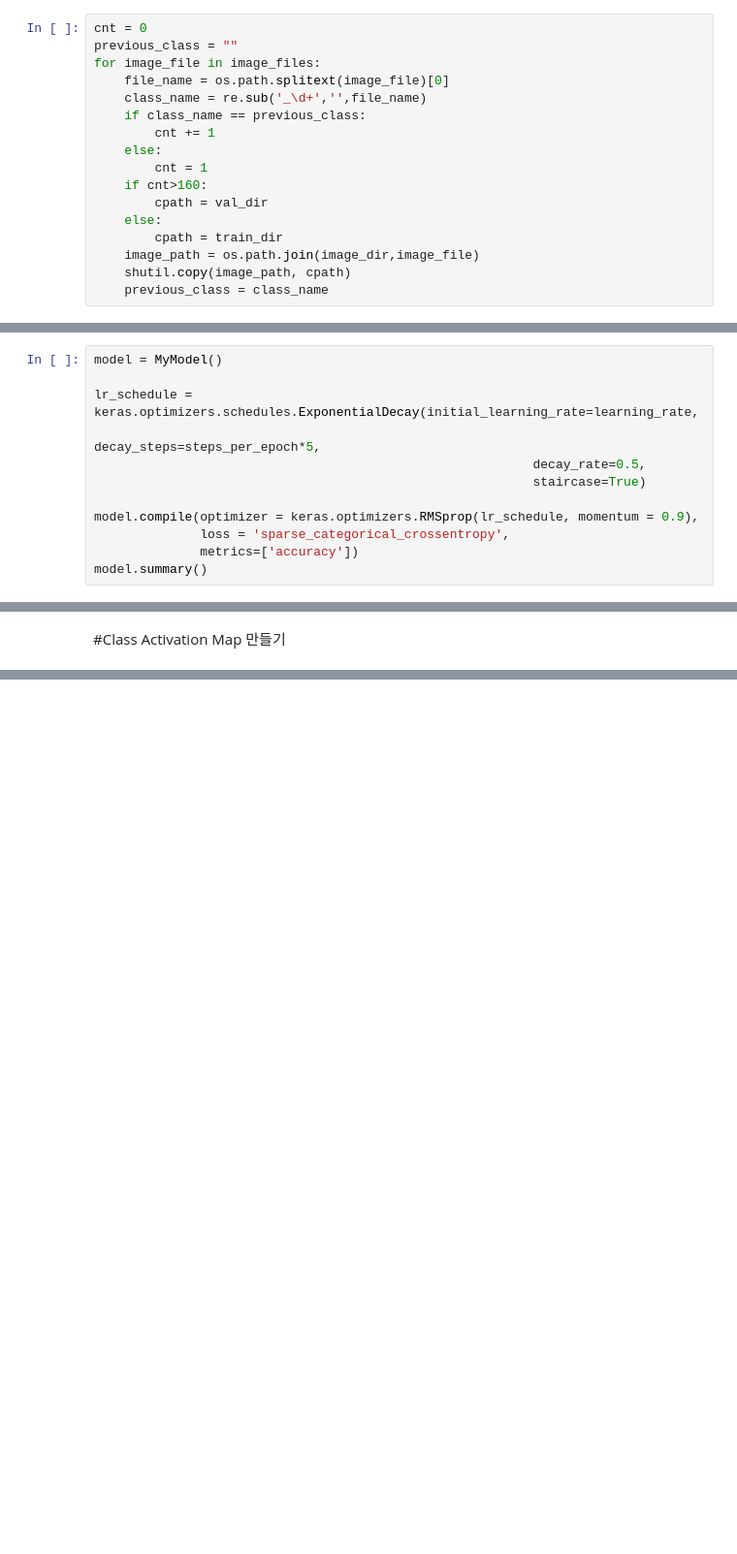
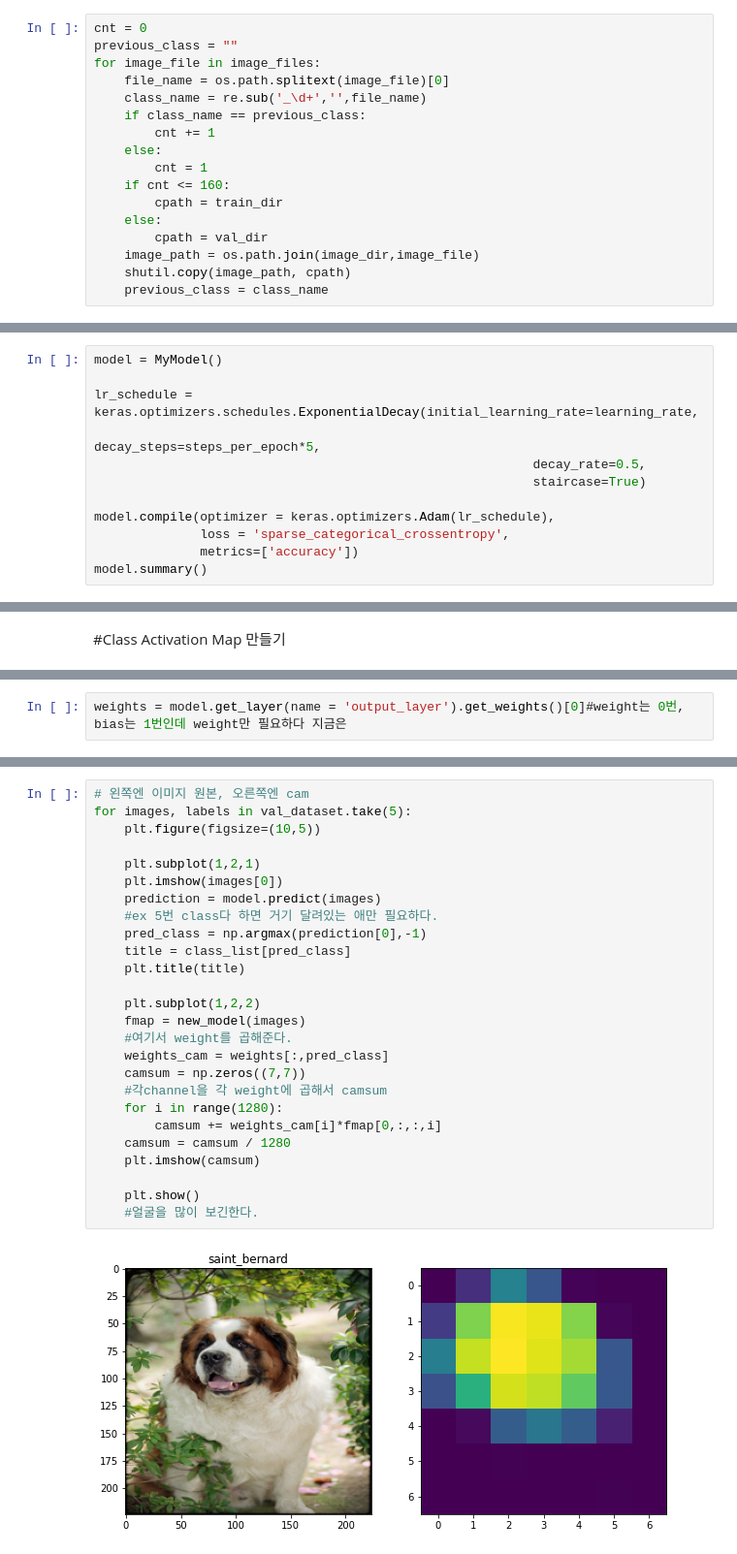
Before and after one commit to joonkeekim/Oxford_IIIT_Pet, a Jupyter notebook: Oxford-IIIT Pet Class Activation Map.ipynb, the cells around one changed output, grey strips where cells are left out. Shown at 97% size. Drawn from its saved outputs; the diff is of its cells as text; blank space fills up the shorter version.

```diff
--- a/Oxford-IIIT Pet Class Activation Map.ipynb
+++ b/Oxford-IIIT Pet Class Activation Map.ipynb
@@ -126,10 +117,10 @@ for image_file in image_files:
         cnt += 1
     else:
         cnt = 1
-    if cnt>160:
+    if cnt <= 160:
+        cpath = train_dir
+    else:
         cpath = val_dir
-    else:
-        cpath = train_dir
     image_path = os.path.join(image_dir,image_file)
     shutil.copy(image_path, cpath)
     previous_class = class_name
@@ -319,7 +299,7 @@ lr_schedule = keras.optimizers.schedules.ExponentialDecay(initial_learning_rate=
                                                           decay_rate=0.5,
                                                           staircase=True)
 
-model.compile(optimizer = keras.optimizers.RMSprop(lr_schedule, momentum = 0.9),
+model.compile(optimizer = keras.optimizers.Adam(lr_schedule),
               loss = 'sparse_categorical_crossentropy',
               metrics=['accuracy'])
 model.summary()
@@ -376,0 +358,2 @@ new_model = keras.models.Model(model.input, target_fmap)
+# %%
+weights = model.get_layer(name = 'output_layer').get_weights()[0]#weight는 0번, bias는 1번인데 weight만 필요하다 지금은
@@ -376,0 +364,28 @@ new_model = keras.models.Model(model.input, target_fmap)
+# %%
+# 왼쪽엔 이미지 원본, 오른쪽엔 cam
+for images, labels in val_dataset.take(5):
+    plt.figure(figsize=(10,5))
+
+    plt.subplot(1,2,1)
+    plt.imshow(images[0])
+    prediction = model.predict(images)
+    #ex 5번 class다 하면 거기 달려있는 애만 필요하다.
+    pred_class = np.argmax(prediction[0],-1)
+    title = class_list[pred_class]
+    plt.title(title)
+
+    plt.subplot(1,2,2)
+    fmap = new_model(images)
+    #여기서 weight를 곱해준다.
+    weights_cam = weights[:,pred_class]
+    camsum = np.zeros((7,7))
+    #각channel을 각 weight에 곱해서 camsum
+    for i in range(1280):
+        camsum += weights_cam[i]*fmap[0,:,:,i]
+    camsum = camsum / 1280
+    plt.imshow(camsum)
+
+    plt.show()
+    #얼굴을 많이 보긴한다.
+# %% [output]
+[figure, added]
```
Also changed, not shown: parts of 32 cells of this notebook.
